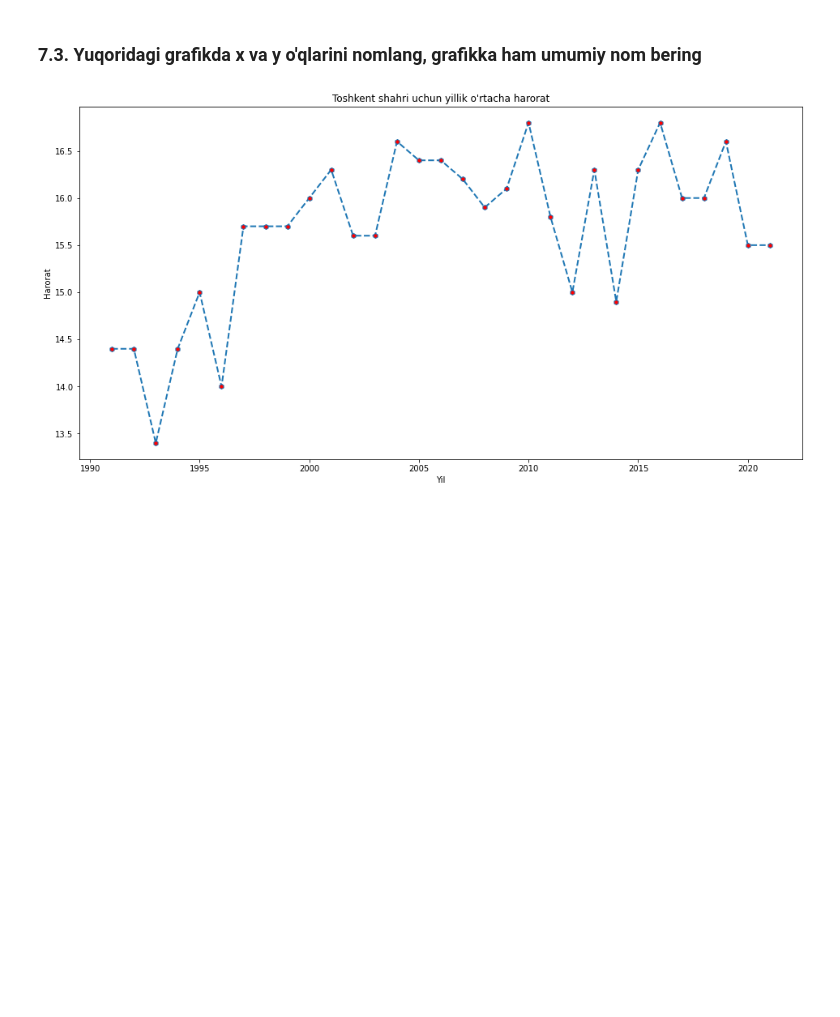
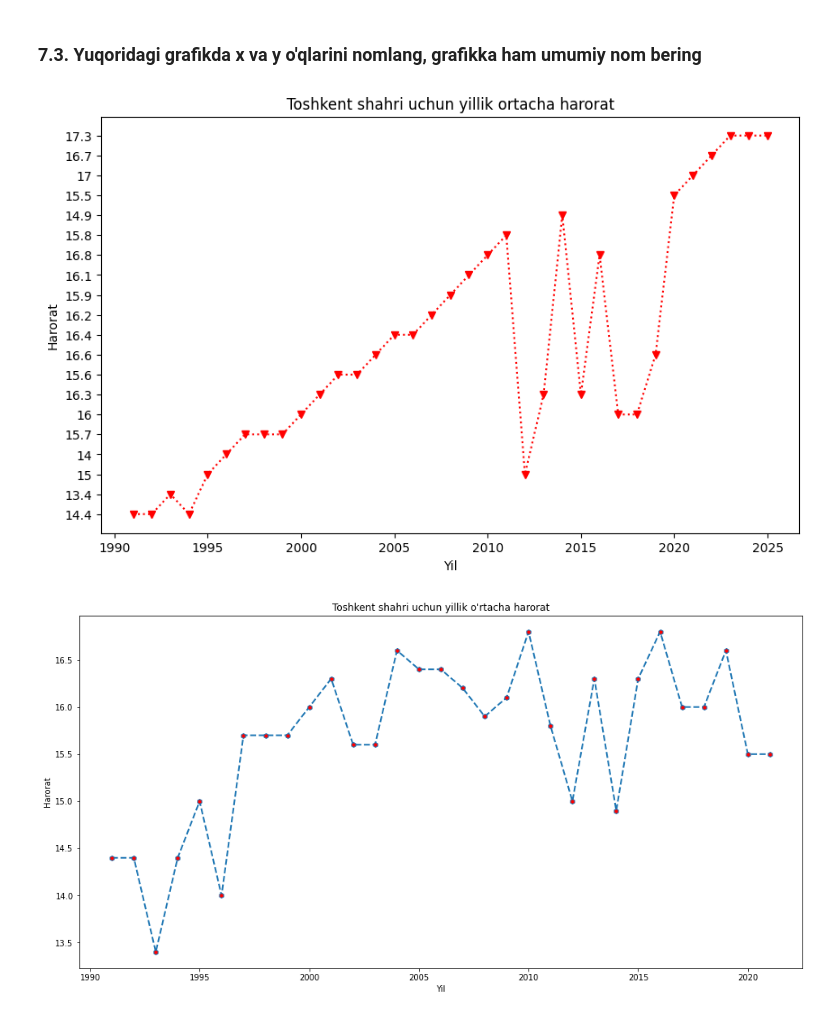
Before and after one commit to IlyasNasirov/notebook, a Jupyter notebook: 04_VISUAL_AMALIYOT_01_matplotlib.ipynb, the cells around one changed output. Saved outputs shown, nothing was run; the diff lists cells and outputs as text; code cells hidden in the pictures; blank space fills up the shorter version.

```diff
--- a/04_VISUAL_AMALIYOT_01_matplotlib.ipynb
+++ b/04_VISUAL_AMALIYOT_01_matplotlib.ipynb
@@ -366,3 +381,17 @@ plt.show()
+# %%
+# JAVOBNI SHUYERGA YOZING
+plt.figure(figsize=(10,6))
+plt.plot(x,
+         linewidth=1.5,
+         linestyle=':',
+         color='r',
+         marker='v')
+plt.title('Toshkent shahri uchun yillik ortacha harorat')
+plt.xlabel('Yil')
+plt.ylabel('Harorat')
+plt.show()
+# %% [output]
+[figure, added]
 # %%
 #@title To'g'ri javob
 x=df['T']
```
Also changed, not shown: parts of 8 cells of this notebook.
